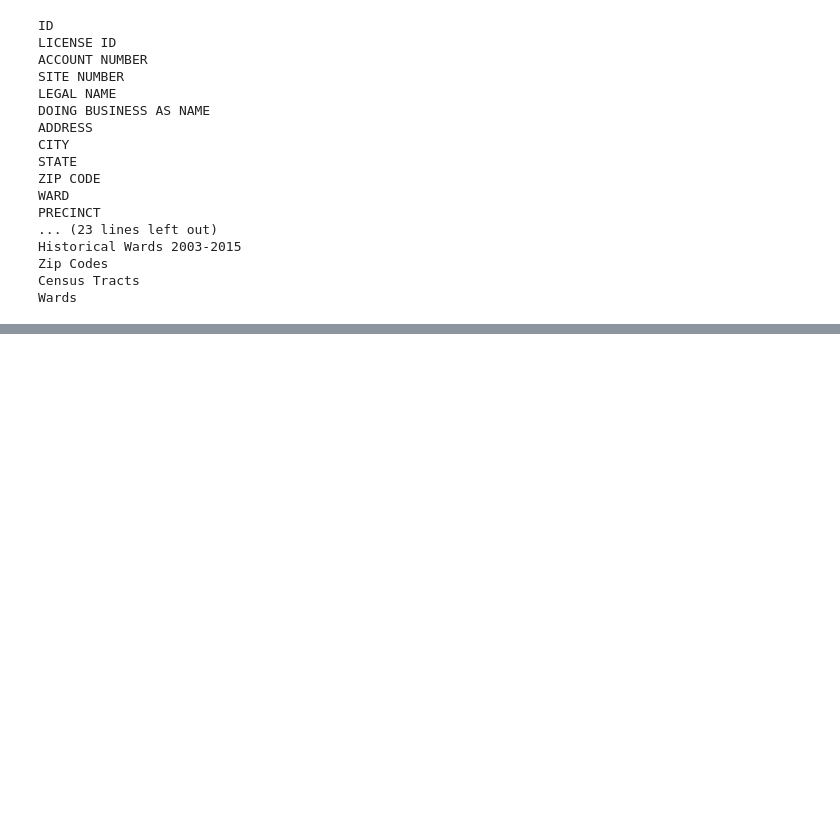
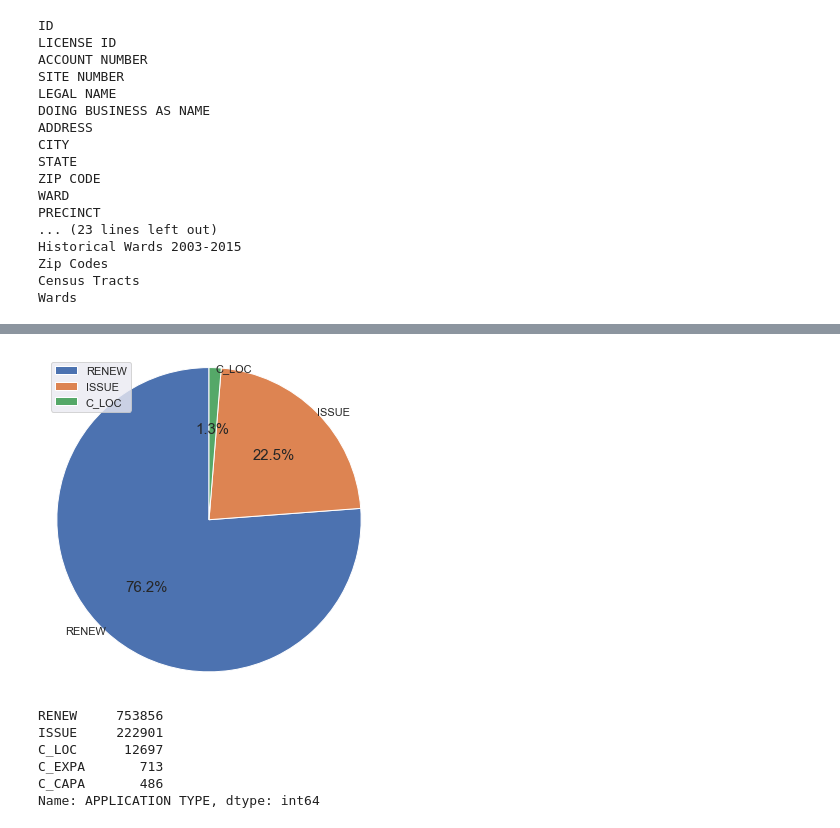
Before and after one commit to Lei-Gu/ETL-Project, a Jupyter notebook: Chicago License Info.ipynb, the cells around one changed output, grey strips where cells are left out. Saved outputs shown, nothing was run; the diff lists cells and outputs as text; code cells hidden in the pictures; blank space fills up the shorter version.

```diff
--- a/Chicago License Info.ipynb
+++ b/Chicago License Info.ipynb
@@ -96,4 +111,4 @@ Zip Codes
 Census Tracts
 Wards
 # %%
-license_3 = license_df[['ID', 'LICENSE ID', 'ACCOUNT NUMBER', 'SITE NUMBER', 'LEGAL NAME', 'DOING BUSINESS AS NAME', 'LICENSE CODE']]
+license_3 = license_df[['ID', 'LICENSE ID', 'ACCOUNT NUMBER', 'SITE NUMBER', 'LEGAL NAME', 'LICENSE CODE', 'LICENSE DESCRIPTION', 'APPLICATION TYPE']]
@@ -99,0 +135,3 @@ license_3 = license_df[['ID', 'LICENSE ID', 'ACCOUNT NUMBER', 'SITE NUMBER', 'LE
+# %%
+license_3_count = license_3.groupby("APPLICATION TYPE").count().sort_values(['ID'], ascending=False)
+license_3_count.head()
@@ -99,0 +146,35 @@ license_3 = license_df[['ID', 'LICENSE ID', 'ACCOUNT NUMBER', 'SITE NUMBER', 'LE
+# %%
+license_3_rate = license_3_count[['ID']]
+license_3_rate = license_3_rate.rename(columns={'ID':'Count'})
+total_count = license_3_count['ID'].sum()
+
+license_3_rate['Rate'] = [(f'{round(i/total_count * 100)}%') for i in license_3_rate['Count']]
+# %%
+# Pie chart, where the slices will be ordered and plotted counter-clockwise:
+labels = license_3_rate.head(3).index
+data = license_3_rate['Count'].head(3)
+plt.rcParams['font.size'] = 15
+
+fig, ax = plt.subplots(figsize=(5, 5))
+ax.pie(data, autopct='%1.1f%%', startangle=90, pctdistance=0.6, labels=labels, labeldistance=1)
+plt.legend(labels, loc="best")
+#draw the middle circle
+# centre_circle = plt.Circle((0,0),0.4,color='black', fc='white',linewidth=0)
+# fig = plt.gcf()
+# fig.gca().add_artist(centre_circle)
+ax.axis('equal')  # Equal aspect ratio ensures that pie is drawn as a circle.
+plt.tight_layout()
+# plt.savefig(f"Catagory Pie Chart.png")
+plt.show()
+# %% [output]
+[figure, added]
+# %%
+license_3_3 = license_3['APPLICATION TYPE'].value_counts()
+license_3_3
+# %% [output]
+RENEW     753856
+ISSUE     222901
+C_LOC      12697
+C_EXPA       713
+C_CAPA       486
+Name: APPLICATION TYPE, dtype: int64
```
Also changed, not shown: parts of 17 cells of this notebook, 1 other file.
